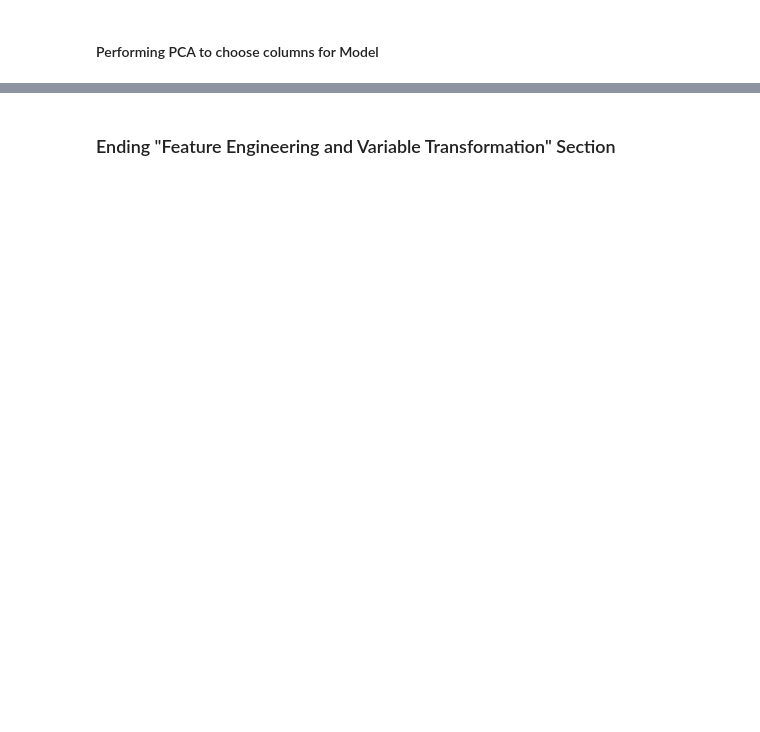
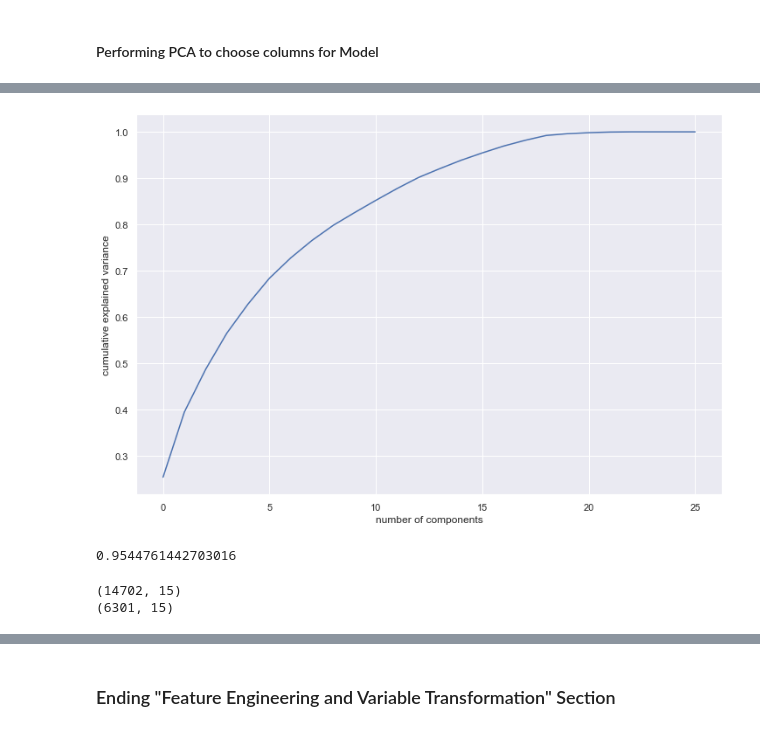
Before and after one commit to simplyshravan/Telecom-Churn-Case-Study, a Jupyter notebook: Telecom Churn.ipynb, the cells around one changed output, grey strips where cells are left out. Drawn from its saved outputs; the diff is of its cells as text; code cells hidden in the pictures; blank space fills up the shorter version.

```diff
--- a/Telecom Churn.ipynb
+++ b/Telecom Churn.ipynb
@@ -579,0 +626,3 @@ categorical_features
+# %%
+y= df.pop('churn_probability')
+X = df
@@ -579,0 +631,5 @@ categorical_features
+# %%
+scaler = StandardScaler()
+X = scaler.fit_transform(X)
+# %%
+X_train, X_test, y_train, y_test = train_test_split(X, y, test_size=0.3, train_size=0.7, random_state=1)
@@ -579,0 +640,4 @@ categorical_features
+# %%
+pca = PCA(random_state=100)
+# apply PCA on train data
+pca.fit(X_train)
@@ -579,0 +676,15 @@ categorical_features
+# %%
+#Making the screeplot - plotting the cumulative variance against the number of components
+%matplotlib inline
+fig = plt.figure(figsize = (12,8))
+plt.plot(np.cumsum(pca.explained_variance_ratio_))
+plt.xlabel('number of components')
+plt.ylabel('cumulative explained variance')
+plt.show()
+# %% [output]
+[figure, added]
+# %%
+variance_cum = np.cumsum(pca.explained_variance_ratio_)
+variance_cum[15]
+# %% [output]
+0.9544761442703016
@@ -579,0 +695,6 @@ categorical_features
+# %%
+print(X_train_pca.shape)
+print(X_test_pca.shape)
+# %% [output]
+(14702, 15)
+(6301, 15)
```
Also changed, not shown: parts of 52 cells of this notebook.
